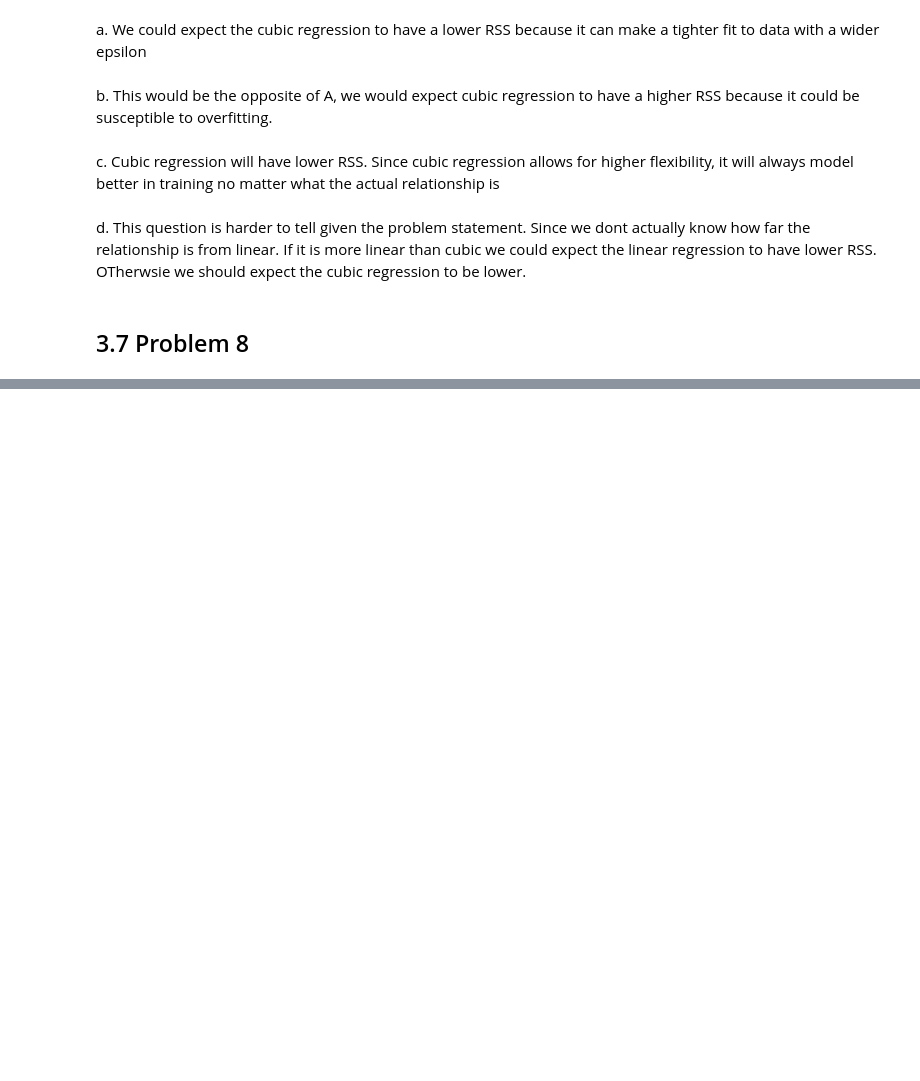
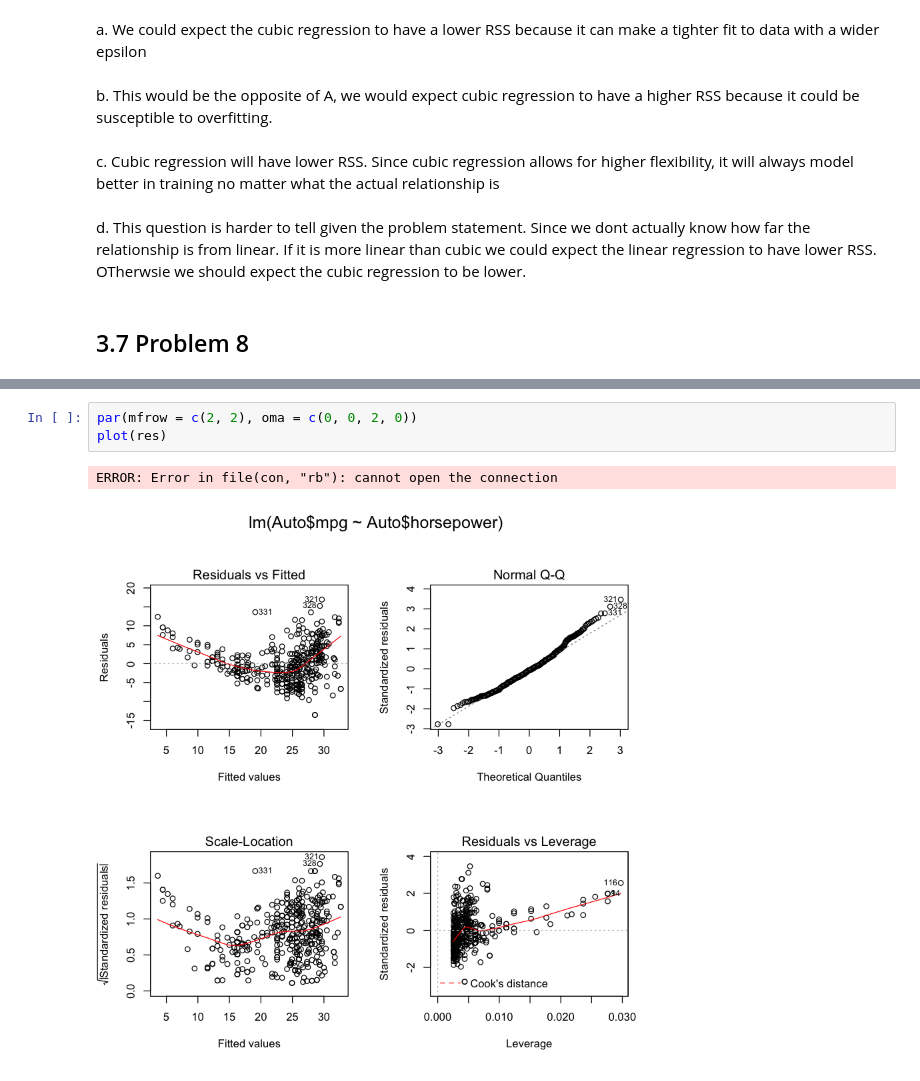
Before and after one commit to jbrambleDC/statistical-learning, a Jupyter notebook: Homework2.ipynb, the cells around one changed output, grey strips where cells are left out. Saved outputs shown, nothing was run; the diff lists cells and outputs as text; blank space fills up the shorter version.

```diff
--- a/Homework2.ipynb
+++ b/Homework2.ipynb
@@ -34,0 +149,6 @@ d. This question is harder to tell given the problem statement. Since we dont ac
+# %%
+par(mfrow = c(2, 2), oma = c(0, 0, 2, 0))
+plot(res)
+# %% [output]
+ERROR: Error in file(con, "rb"): cannot open the connection
+[figure, added]
```
Also changed, not shown: parts of 19 cells of this notebook.
